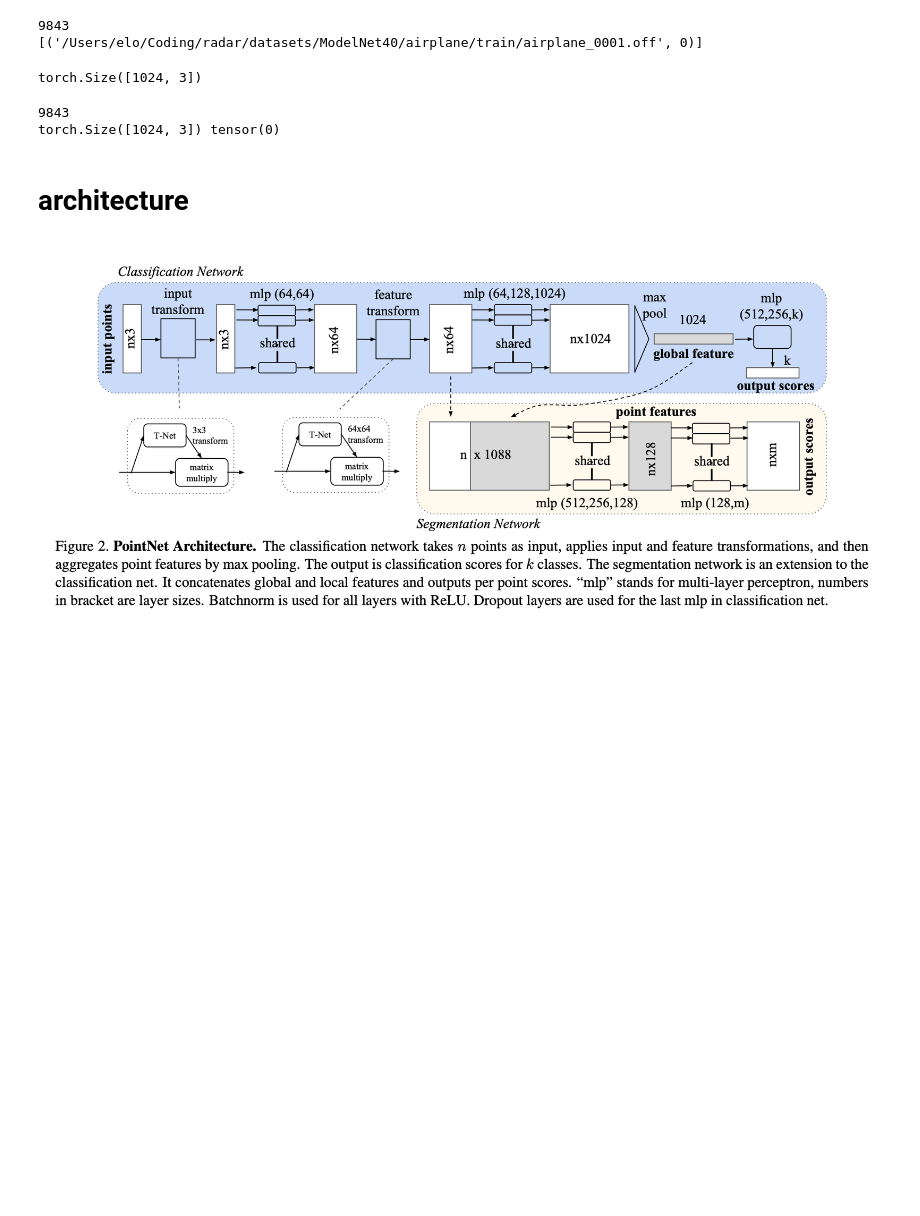
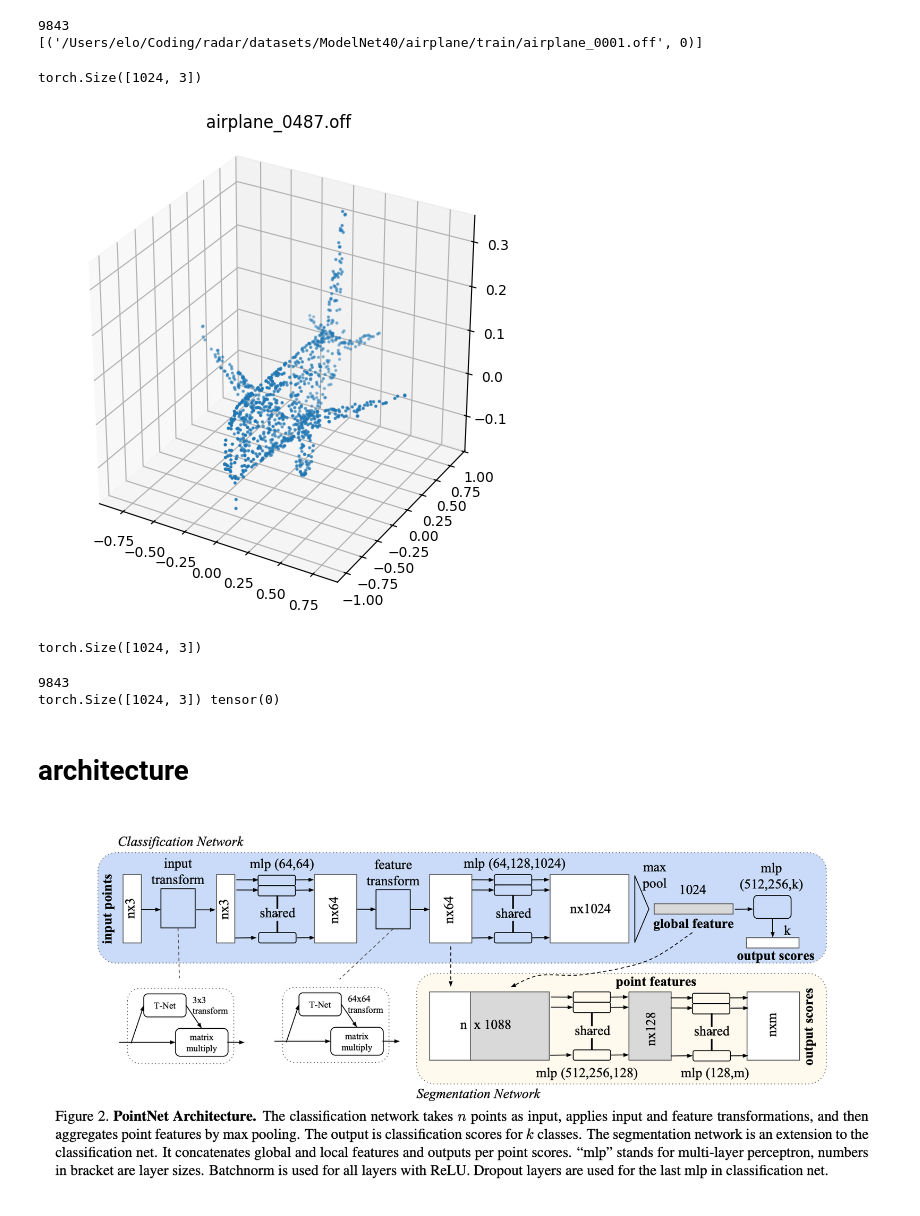
Before and after one commit to El-oan/radar_machine_learning, a Jupyter notebook: src/pointnetV1/modelNET_pointnet.ipynb, the cells around one changed output. Cells and saved outputs as stored; diff of their text form; code cells hidden in the pictures; blank space fills up the shorter version.

Commit message:
now useing the surfaces point instead of vetices

```diff
--- a/src/pointnetV1/modelNET_pointnet.ipynb
+++ b/src/pointnetV1/modelNET_pointnet.ipynb
@@ -38,9 +38,10 @@ DEVICE = "mps"
 CONFIG = {
     'feature_names': ('x', 'y', 'z'),
     'feature_amount': 3,
+    'surface_points_per_model': 2048,
     'points_per_model': 1024, # the amount of points from the paper that saturates performances
     'batch_size': 32,
-    'dropout_rate': 0.5,
+    'dropout_rate': 0.3,
     'validation_fraction': 0.1,
     "num_epochs": 10,
     "base_lr": 1e-3,
@@ -57,14 +60,27 @@ torch.manual_seed(SEED)
 # %%
 @lru_cache(maxsize=None)
 def load_modelnet_file(file_path):
-    "Helper to load an OFF file and return normalized vertices."
+    "Load an OFF mesh and return normalized surface-sampled points."
     with Path(file_path).open('r') as handle:
         header = handle.readline().split()
-        counts = header[1:] if len(header) > 1 else handle.readline().split()
-        vertex_count = int(counts[0])
-        points = [[float(value) for value in handle.readline().split()[:3]] for _ in range(vertex_count)]
+        counts = header[1:] if len(header) > 1 and header[0] == 'OFF' else ([header[0][3:], *header[1:]] if header[0] != 'OFF' else handle.readline().split())
+        vertex_count, face_count = int(counts[0]), int(counts[1])
+        vertices = torch.tensor([[float(value) for value in handle.readline().split()[:3]] for _ in range(vertex_count)], dtype=torch.float32)
+        triangles = []
+        for _ in range(face_count):
+            face = [int(value) for value in handle.readline().split()]
+            triangles.extend([face[1], face[i], face[i + 1]] for i in range(2, face[0]))
 
-    points = torch.tensor(points, dtype=torch.float32)
+    triangles = vertices[torch.tensor(triangles, dtype=torch.long)]
+    vectors = triangles[:, 1:] - triangles[:, :1]
+    areas = torch.cross(vectors[:, 0], vectors[:, 1], dim=1).norm(dim=1)
+    valid = torch.isfinite(areas) & (areas > 0)
+    triangles, areas = triangles[valid], areas[valid]
+    chosen = triangles[torch.multinomial(areas, CONFIG['surface_points_per_model'], replacement=True)]
+    u, v = torch.rand(CONFIG['surface_points_per_model'], 1), torch.rand(CONFIG['surface_points_per_model'], 1)
+    over = (u + v).squeeze(1) > 1
+    u[over], v[over] = 1 - u[over], 1 - v[over]
+    points = chosen[:, 0] + u * (chosen[:, 1] - chosen[:, 0]) + v * (chosen[:, 2] - chosen[:, 0])
     points = points - points.mean(dim=0)
     points = points / torch.norm(points, dim=1).max()
     return points
@@ -97,18 +124,22 @@ print(samples[:1])
 def process_point_cloud(points):
     "Make sure every mesh has exactly points_per_model points."
     points = torch.as_tensor(points, dtype=torch.float32)
-
-    if len(points) >= CONFIG['points_per_model']:
-        idx = torch.randperm(len(points))[:CONFIG['points_per_model']]
-        return points[idx]
-
-    padded = torch.zeros((CONFIG['points_per_model'], CONFIG['feature_amount']), dtype=torch.float32)
-    padded[:len(points)] = points
-    return padded
+    return points[:CONFIG['points_per_model']]
 # %%
 processed_points = process_point_cloud(points)
 print(processed_points.shape)
 # %% [output]
 torch.Size([1024, 3])
+# %%
+fig = plt.figure(figsize=(6, 6))
+ax = fig.add_subplot(111, projection='3d')
+ax.scatter(processed_points[:, 0], processed_points[:, 1], processed_points[:, 2], s=2)
+ax.set_title(sample_file.name)
+ax.set_box_aspect((1, 1, 1))
+plt.show()
+print(processed_points.shape)
+# %% [output]
+[figure, added]
+torch.Size([1024, 3])
 # %%
 def augmentation(point_cloud):
```
Also changed, not shown: parts of 12 cells of this notebook, 1 other file.
